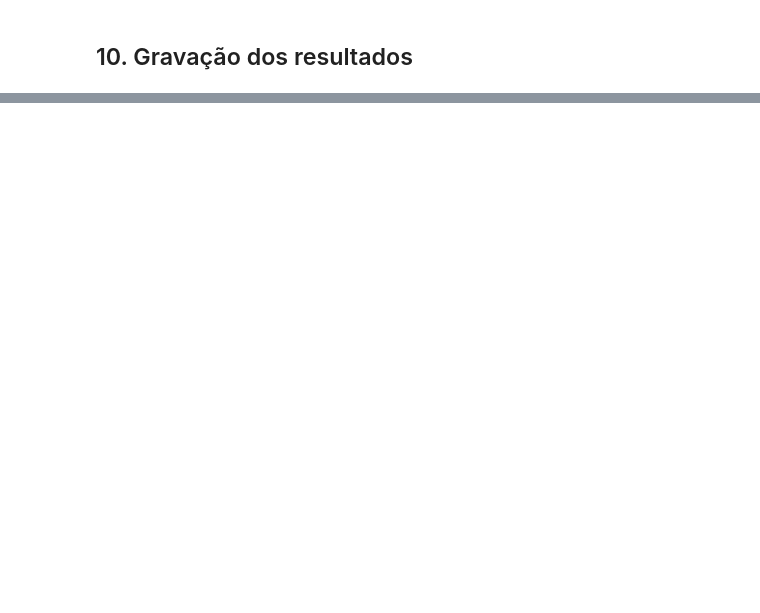
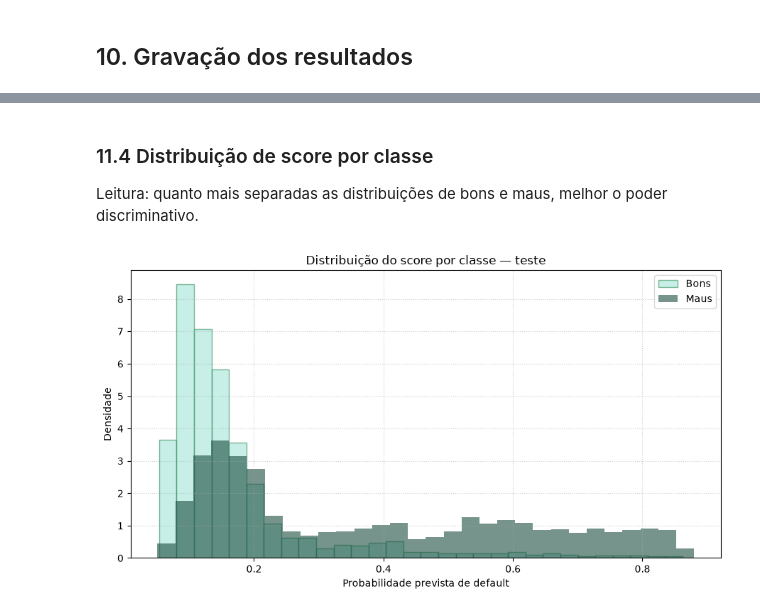
Before and after one commit to j2evaldo/modelo_Behavior_Score, a Jupyter notebook: notebooks/05_modelagem_avaliacao.ipynb, the cells around one changed output, grey strips where cells are left out. Drawn from its saved outputs; the diff is of its cells as text; code cells hidden in the pictures; blank space fills up the shorter version.

```diff
--- a/notebooks/05_modelagem_avaliacao.ipynb
+++ b/notebooks/05_modelagem_avaliacao.ipynb
@@ -250,0 +594,35 @@ metricas.round(4)
+# %% [markdown]
+### 11.4 Distribuição de score por classe
+
+Leitura: quanto mais separadas as distribuições de bons e maus, melhor o poder discriminativo.
+# %%
+plt.figure(figsize=(9, 5))
+
+plt.hist(
+    resultados["teste"][teste[target] == 0],
+    bins=30,
+    density=True,
+    alpha=0.6,
+    color=GREEN_PALE,
+    edgecolor=GREEN_MID,
+    label="Bons",
+)
+plt.hist(
+    resultados["teste"][teste[target] == 1],
+    bins=30,
+    density=True,
+    alpha=0.6,
+    color=GREEN_DARK,
+    label="Maus",
+)
+
+plt.xlabel("Probabilidade prevista de default")
+plt.ylabel("Densidade")
+plt.title("Distribuição do score por classe — teste")
+plt.grid(True, linestyle=":", alpha=0.6)
+plt.legend()
+plt.tight_layout()
+plt.savefig("../reports/distribuicao_score_teste.png", dpi=150)
+plt.show()
+# %% [output]
+[figure, added]
```
Also changed, not shown: parts of 46 cells of this notebook, 13 other files.
